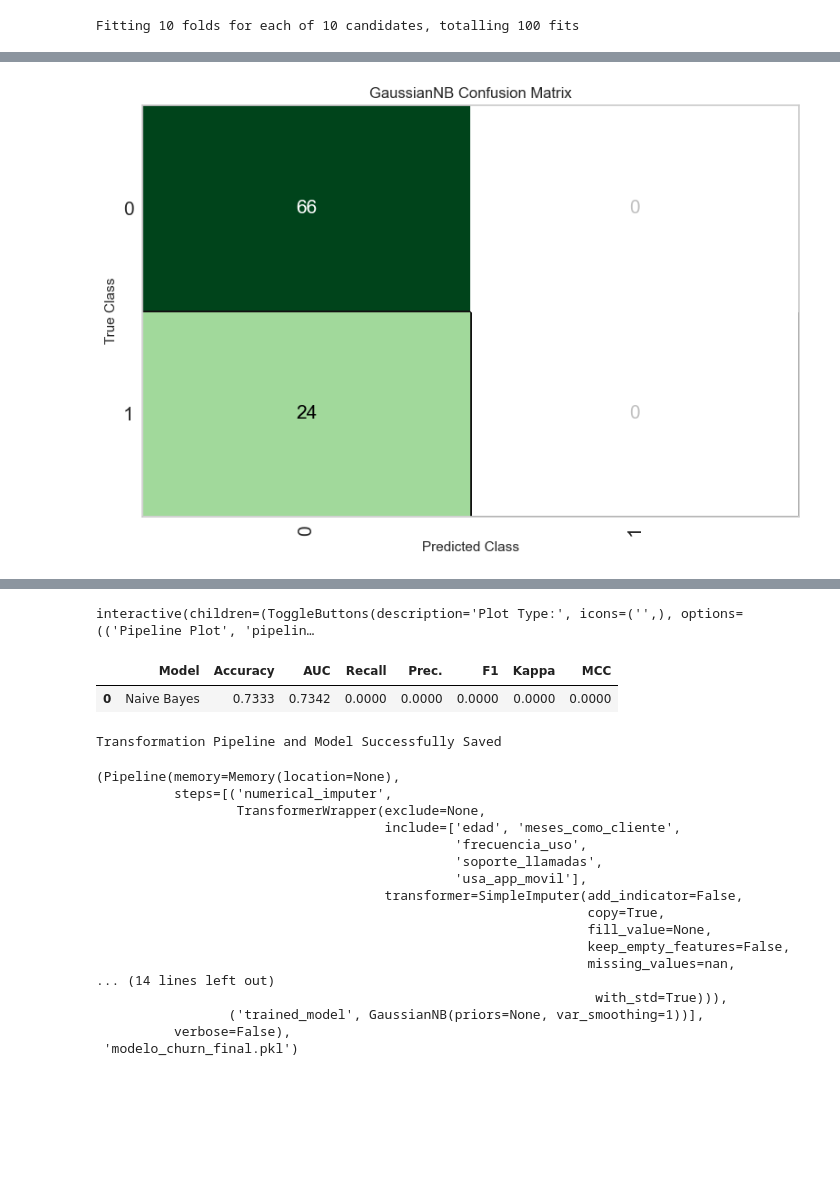
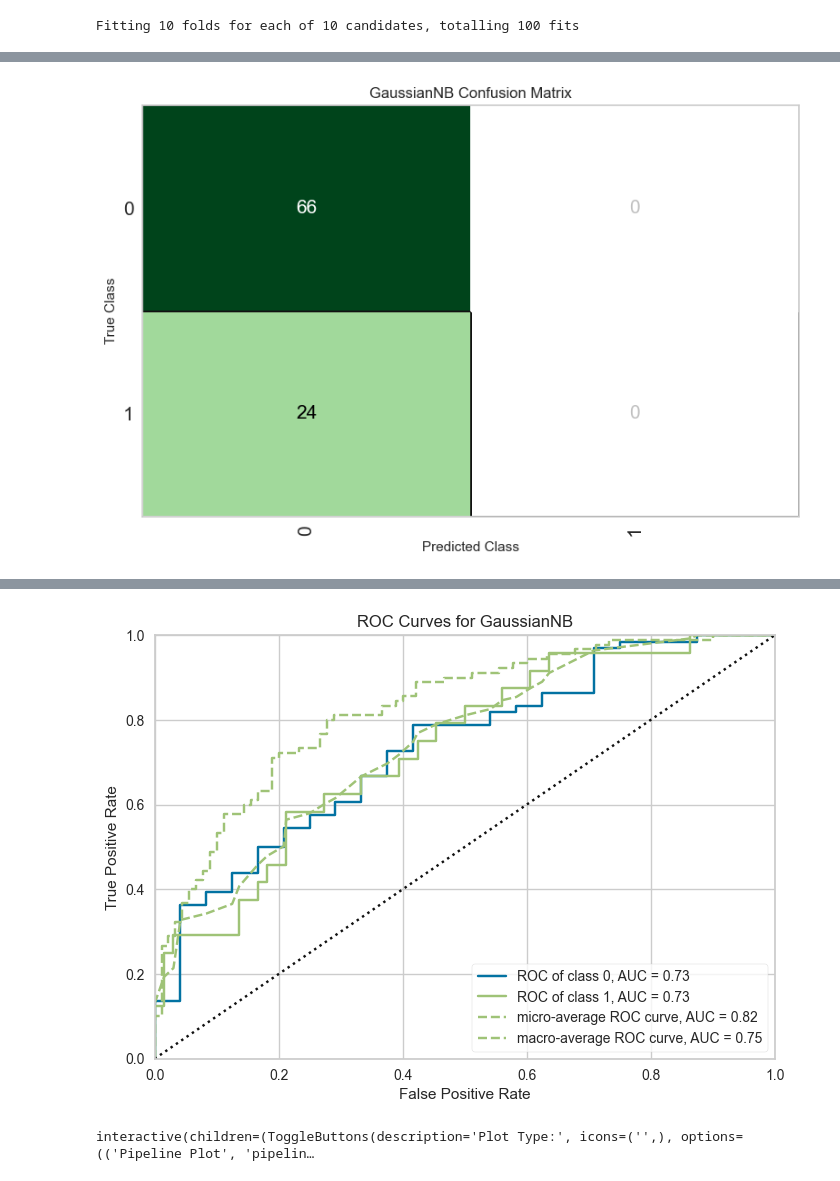
Before and after one commit to jocas16/dmc_mle, a Jupyter notebook: clase05/G6_MLE_S5_Ejercicio1.ipynb, the cells around one changed output, grey strips where cells are left out. Saved outputs shown, nothing was run; the diff lists cells and outputs as text; code cells hidden in the pictures; blank space fills up the shorter version.

```diff
--- a/clase05/G6_MLE_S5_Ejercicio1.ipynb
+++ b/clase05/G6_MLE_S5_Ejercicio1.ipynb
@@ -93,16 +93,11 @@ Fitting 10 folds for each of 10 candidates, totalling 100 fits
 # %%
 # 7. Interpretación y visualización
 plot_model(tuned_nb, plot='confusion_matrix')
-#plot_model(tuned_nb, plot='feature')
+plot_model(tuned_nb, plot='auc')
+
 
 # 8. Evaluación interactiva
 evaluate_model(tuned_nb)
-
-# 9. Predicciones
-predicciones = predict_model(tuned_nb)
-
-# 10. Guardar modelo final para uso futuro
-save_model(tuned_nb, 'modelo_churn_final')
 # %% [output]
 [interactive output not drawn]
 [figure]
@@ -109,21 +105,2 @@ save_model(tuned_nb, 'modelo_churn_final')
+[figure, added]
 interactive(children=(ToggleButtons(description='Plot Type:', icons=('',), options=(('Pipeline Plot', 'pipelin…
-|  | Model | Accuracy | AUC | Recall | Prec. | F1 | Kappa | MCC |
-| 0 | Naive Bayes | 0.7333 | 0.7342 | 0.0000 | 0.0000 | 0.0000 | 0.0000 | 0.0000 |
-Transformation Pipeline and Model Successfully Saved
-(Pipeline(memory=Memory(location=None),
-          steps=[('numerical_imputer',
-                  TransformerWrapper(exclude=None,
-                                     include=['edad', 'meses_como_cliente',
-                                              'frecuencia_uso',
-                                              'soporte_llamadas',
-                                              'usa_app_movil'],
-                                     transformer=SimpleImputer(add_indicator=False,
-                                                               copy=True,
-                                                               fill_value=None,
-                                                               keep_empty_features=False,
-                                                               missing_values=nan,
-... (14 lines left out)
-                                                                with_std=True))),
-                 ('trained_model', GaussianNB(priors=None, var_smoothing=1))],
-          verbose=False),
- 'modelo_churn_final.pkl')
```
Also changed, not shown: parts of 4 cells of this notebook, 4 other files.
